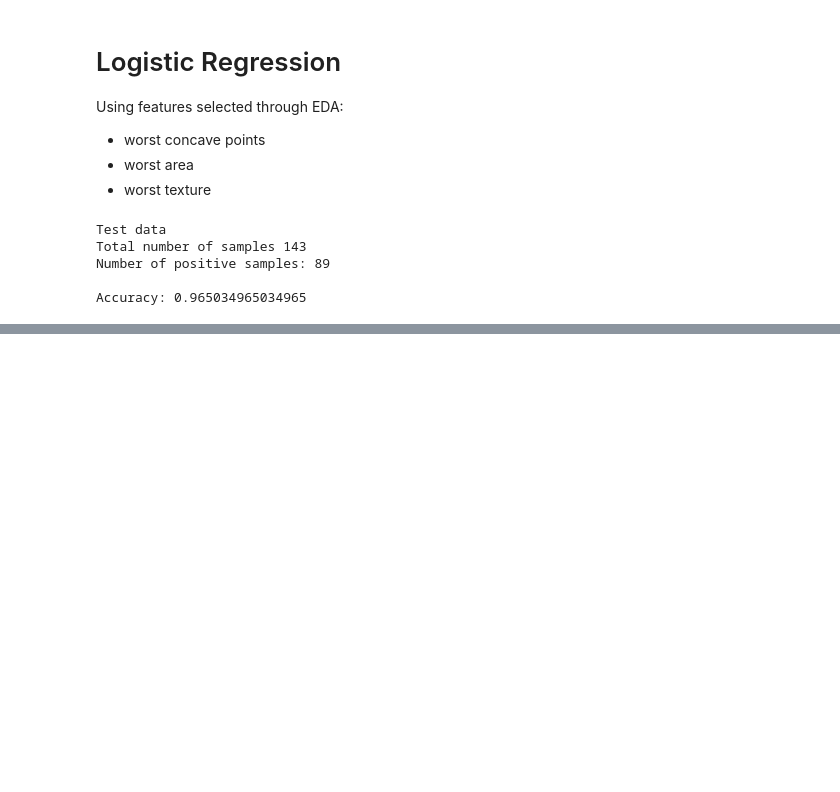
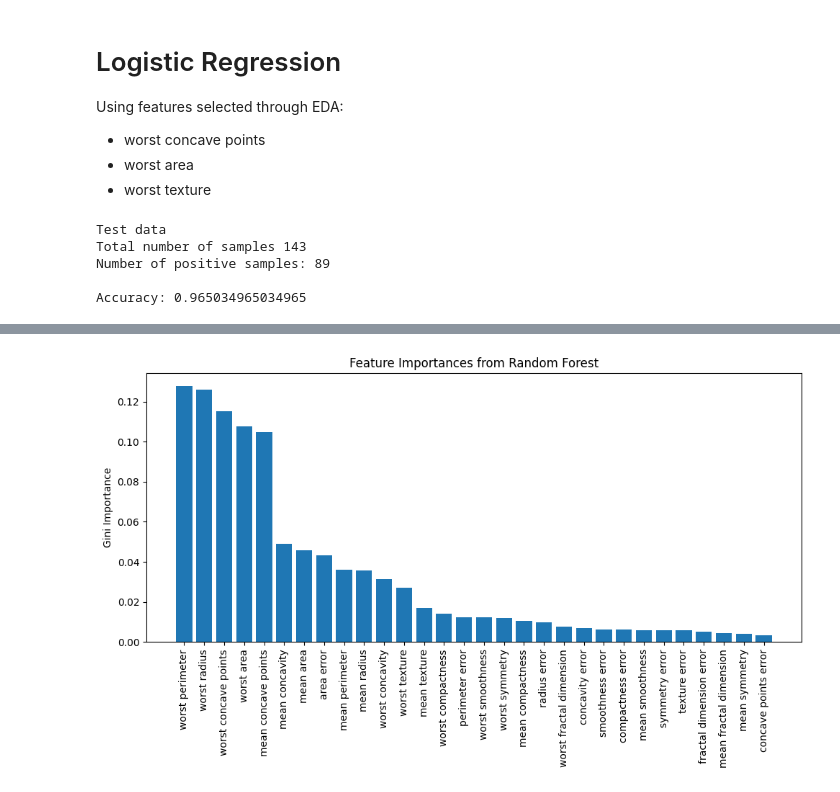
Before and after one commit to HansonKLau/ECS-171, a Jupyter notebook: Set1Model.ipynb, the cells around one changed output, grey strips where cells are left out. Saved outputs shown, nothing was run; the diff lists cells and outputs as text; code cells hidden in the pictures; blank space fills up the shorter version.

Commit message:
add random forst model to set1

```diff
--- a/Set1Model.ipynb
+++ b/Set1Model.ipynb
@@ -47,0 +52,98 @@ Accuracy: 0.965034965034965
+# %%
+import numpy as np
+from sklearn.model_selection import RandomizedSearchCV, KFold, train_test_split
+from sklearn.datasets import load_breast_cancer
+from sklearn.preprocessing import StandardScaler
+from sklearn.metrics import accuracy_score
+from sklearn.ensemble import RandomForestClassifier
+from sklearn.model_selection import GridSearchCV
+import matplotlib.pyplot as plt
+
+# Testing different hyperparameters
+
+
+# Loading breast cancer data
+breast_cancer = load_breast_cancer()
+
+X = breast_cancer.data
+y = breast_cancer.target
+
+# Split data into 75:25
+X_train, X_test, y_train, y_test = train_test_split(X, y, train_size=0.75, random_state=123)
+
+temp_model = RandomForestClassifier(random_state=123)
+
+###
+# Train model
+temp_model.fit(X_train, y_train)
+
+###
+
+# Retrieve importance values (Gini Importance)
+importance_values = temp_model.feature_importances_
+
+# Sort in descending order
+indicesOfSortedValues = np.argsort(importance_values)[::-1]
+
+plt.figure(figsize=(10, 6))
+plt.bar(range(len(importance_values)), importance_values[indicesOfSortedValues], align='center')
+plt.xticks(range(len(importance_values)), breast_cancer.feature_names[indicesOfSortedValues], rotation=90)
+plt.ylabel("Gini Importance")
+plt.title("Feature Importances from Random Forest")
+plt.tight_layout()
+plt.show()
+
+n = 13
+
+# Select top n features
+selectedFeaturesIndicies = indicesOfSortedValues[:n]
+
+
+feature_names = breast_cancer.feature_names
+top_feature_names = feature_names[selectedFeaturesIndicies]
+print(f"Top {n} features:", top_feature_names)
+
+
+# new x train with selected features
+new_X_train = X_train[:, selectedFeaturesIndicies]
+new_X_test = X_test[:, selectedFeaturesIndicies]
+
+###
+
+# parameters to modify
+param_dist = {
+    'n_estimators': [100, 200, 300, 500],
+    'max_depth': [None, 5, 10, 20],
+    'min_samples_split': [2, 5, 10],
+    'min_samples_leaf': [1, 2, 4],
+    'max_features': ['sqrt', 'log2', None],
+    'bootstrap': [True, False]
+}
+
+
+model = RandomForestClassifier(random_state=123)
+
+# grid search
+grid_search = RandomizedSearchCV(estimator=model,
+                           param_distributions=param_dist,
+                           n_iter=100,
+                           random_state=123,
+                           cv=5,          # 5-fold cross-validation
+                           n_jobs=-1,
+                           verbose=1,
+                           scoring='accuracy')
+
+# fitting to diferent models
+result = grid_search.fit(new_X_train, y_train)
+
+# Best parameters and score
+print("Best Params:", result.best_params_)
+
+# Average accuracy of the 5 cross folds
+print("Best CV Accuracy:", result.best_score_)
+
+# Evaluate on test set
+best_model = result.best_estimator_
+print("Test Accuracy:", best_model.score(new_X_test, y_test))
+# %% [output]
+[figure, added]
```
Also changed, not shown: parts of 2 cells of this notebook.
